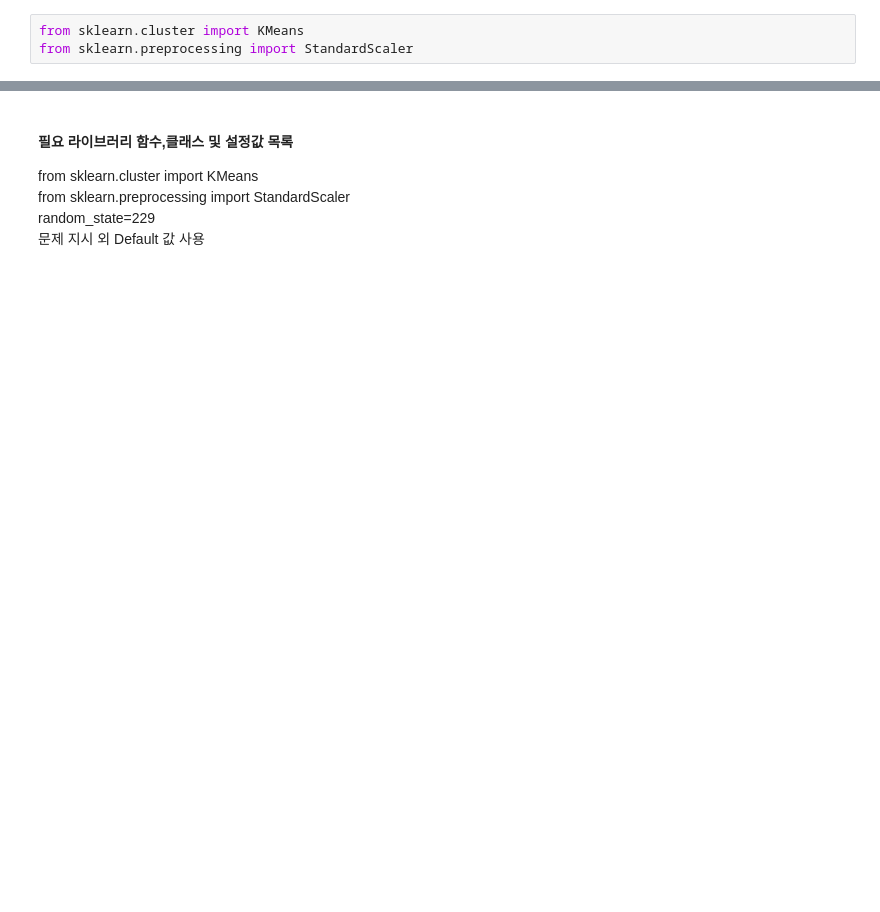
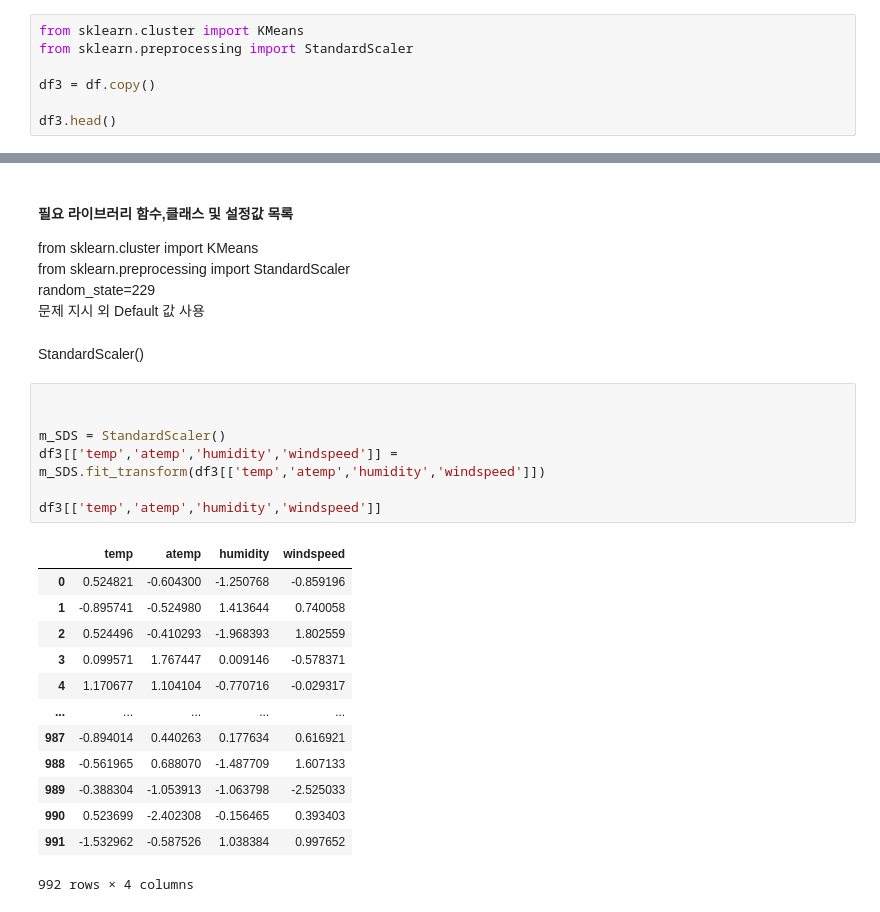
Before and after one commit to smjune/ipynb, a Jupyter notebook: tjd229/5.ipynb, the cells around one changed output, grey strips where cells are left out. Drawn from its saved outputs; the diff is of its cells as text; blank space fills up the shorter version.

```diff
--- a/tjd229/5.ipynb
+++ b/tjd229/5.ipynb
@@ -252,3 +252,7 @@ apply, itertuples 는 한 row 씩 계산하는 거라. cumsum 을 만들어야
 # %%
 from sklearn.cluster import KMeans
 from sklearn.preprocessing import StandardScaler
+
+df3 = df.copy()
+
+df3.head()
@@ -260,3 +271,26 @@ from sklearn.cluster import KMeans
 from sklearn.preprocessing import StandardScaler
 random_state=229
 문제 지시 외 Default 값 사용
+# %% [markdown]
+StandardScaler()
+# %%
+
+
+m_SDS = StandardScaler()
+df3[['temp','atemp','humidity','windspeed']] = m_SDS.fit_transform(df3[['temp','atemp','humidity','windspeed']])
+
+df3[['temp','atemp','humidity','windspeed']]
+# %% [output]
+|  | temp | atemp | humidity | windspeed |
+| 0 | 0.524821 | -0.604300 | -1.250768 | -0.859196 |
+| 1 | -0.895741 | -0.524980 | 1.413644 | 0.740058 |
+| 2 | 0.524496 | -0.410293 | -1.968393 | 1.802559 |
+| 3 | 0.099571 | 1.767447 | 0.009146 | -0.578371 |
+| 4 | 1.170677 | 1.104104 | -0.770716 | -0.029317 |
+| ... | ... | ... | ... | ... |
+| 987 | -0.894014 | 0.440263 | 0.177634 | 0.616921 |
+| 988 | -0.561965 | 0.688070 | -1.487709 | 1.607133 |
+| 989 | -0.388304 | -1.053913 | -1.063798 | -2.525033 |
+| 990 | 0.523699 | -2.402308 | -0.156465 | 0.393403 |
+| 991 | -1.532962 | -0.587526 | 1.038384 | 0.997652 |
+992 rows × 4 columns
```
Also changed, not shown: parts of 4 cells of this notebook, 3 other files.
